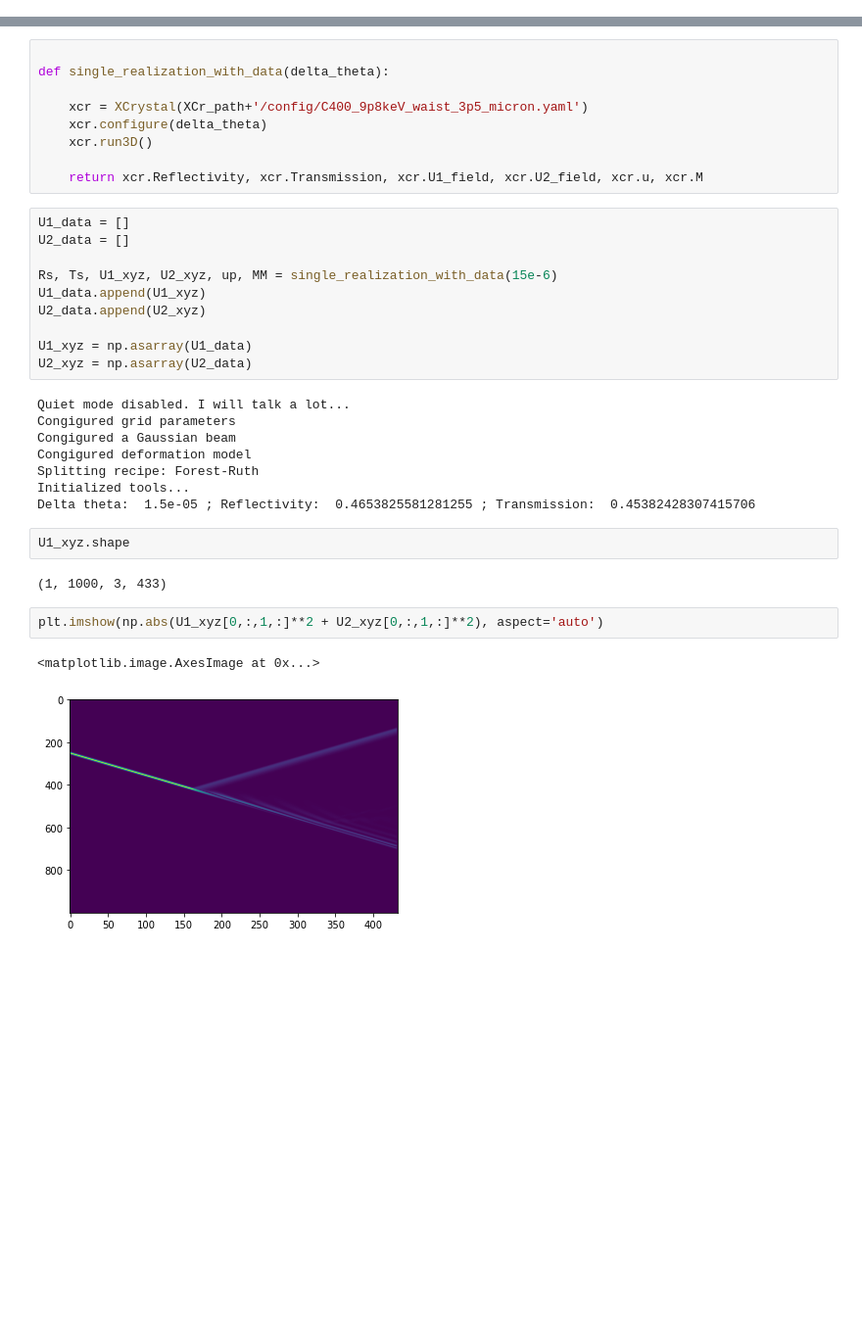
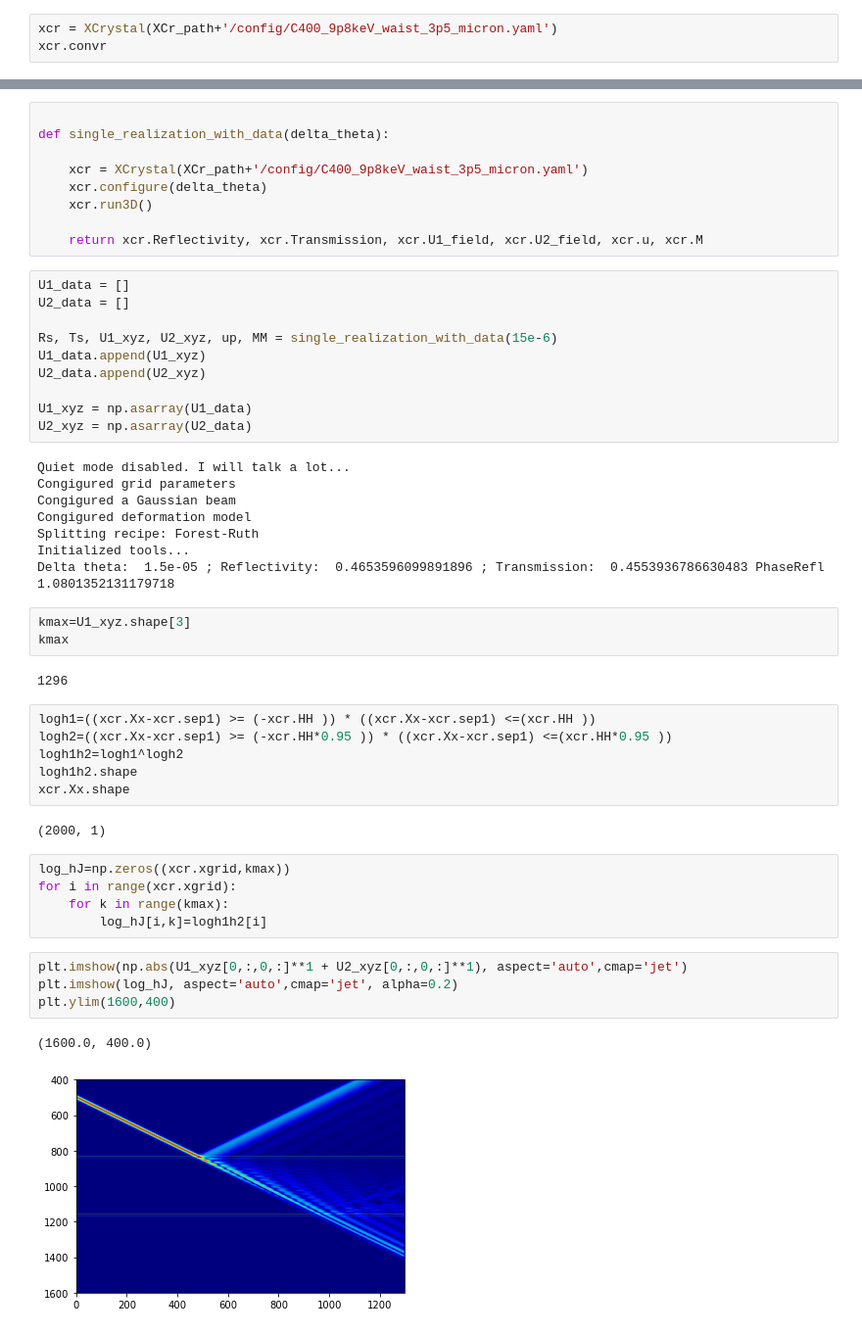
Before and after one commit to balticfish/crystal-fft-bpm, a Jupyter notebook: examples/SingleRealization_C400_waist_3p5_micron.ipynb, the cells around one changed output, grey strips where cells are left out. Shown at 98% size. Saved outputs shown, nothing was run; the diff lists cells and outputs as text; blank space fills up the shorter version.

```diff
--- a/examples/SingleRealization_C400_waist_3p5_micron.ipynb
+++ b/examples/SingleRealization_C400_waist_3p5_micron.ipynb
@@ -14,0 +15,3 @@ XCr_path
+# %%
+xcr = XCrystal(XCr_path+'/config/C400_9p8keV_waist_3p5_micron.yaml')
+xcr.convr
@@ -38,13 +46,29 @@ Congigured a Gaussian beam
 Congigured deformation model
 Splitting recipe: Forest-Ruth
 Initialized tools...
-Delta theta:  1.5e-05 ; Reflectivity:  0.4653825581281255 ; Transmission:  0.45382428307415706
+Delta theta:  1.5e-05 ; Reflectivity:  0.4653596099891896 ; Transmission:  0.4553936786630483 PhaseRefl 1.0801352131179718
-# %%
-U1_xyz.shape
-# %% [output]
-(1, 1000, 3, 433)
+# %%
+kmax=U1_xyz.shape[3]
+kmax
+# %% [output]
+1296
+# %%
+logh1=((xcr.Xx-xcr.sep1) >= (-xcr.HH )) * ((xcr.Xx-xcr.sep1) <=(xcr.HH ))
+logh2=((xcr.Xx-xcr.sep1) >= (-xcr.HH*0.95 )) * ((xcr.Xx-xcr.sep1) <=(xcr.HH*0.95 ))
+logh1h2=logh1^logh2
+logh1h2.shape
+xcr.Xx.shape
+# %% [output]
+(2000, 1)
+# %%
+log_hJ=np.zeros((xcr.xgrid,kmax))
+for i in range(xcr.xgrid):
+    for k in range(kmax):
+        log_hJ[i,k]=logh1h2[i]
 # %%
-plt.imshow(np.abs(U1_xyz[0,:,1,:]**2 + U2_xyz[0,:,1,:]**2), aspect='auto')
+plt.imshow(np.abs(U1_xyz[0,:,0,:]**1 + U2_xyz[0,:,0,:]**1), aspect='auto',cmap='jet')
+plt.imshow(log_hJ, aspect='auto',cmap='jet', alpha=0.2)
+plt.ylim(1600,400)
 # %% [output]
-<matplotlib.image.AxesImage at 0x...>
+(1600.0, 400.0)
-[figure, old version]
+[figure, new version]
```
Also changed, not shown: parts of 3 cells of this notebook, 35 other files.
